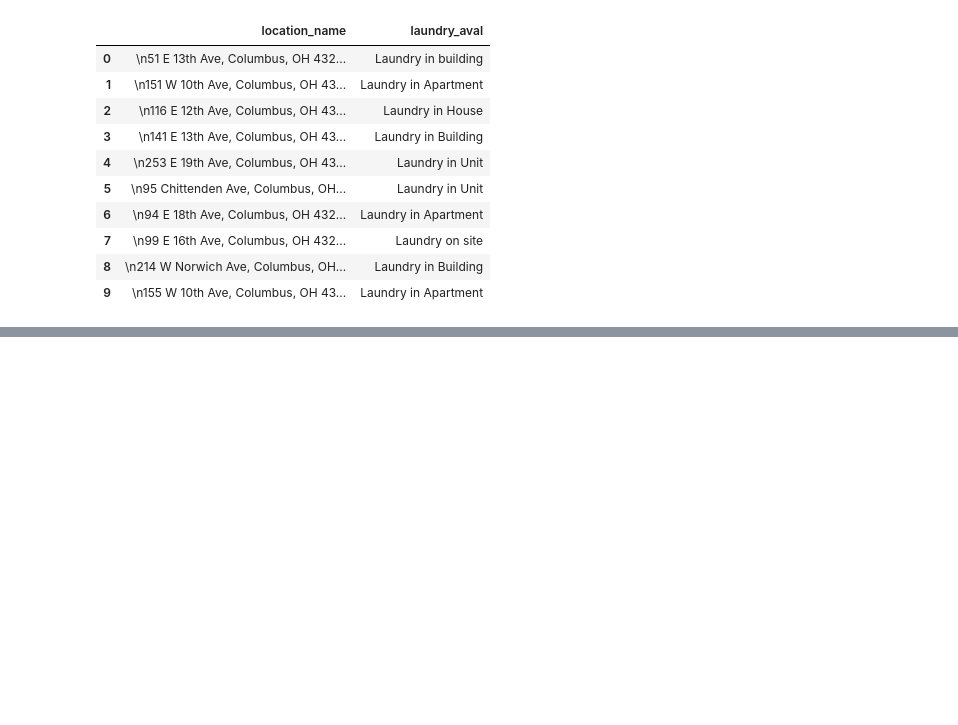
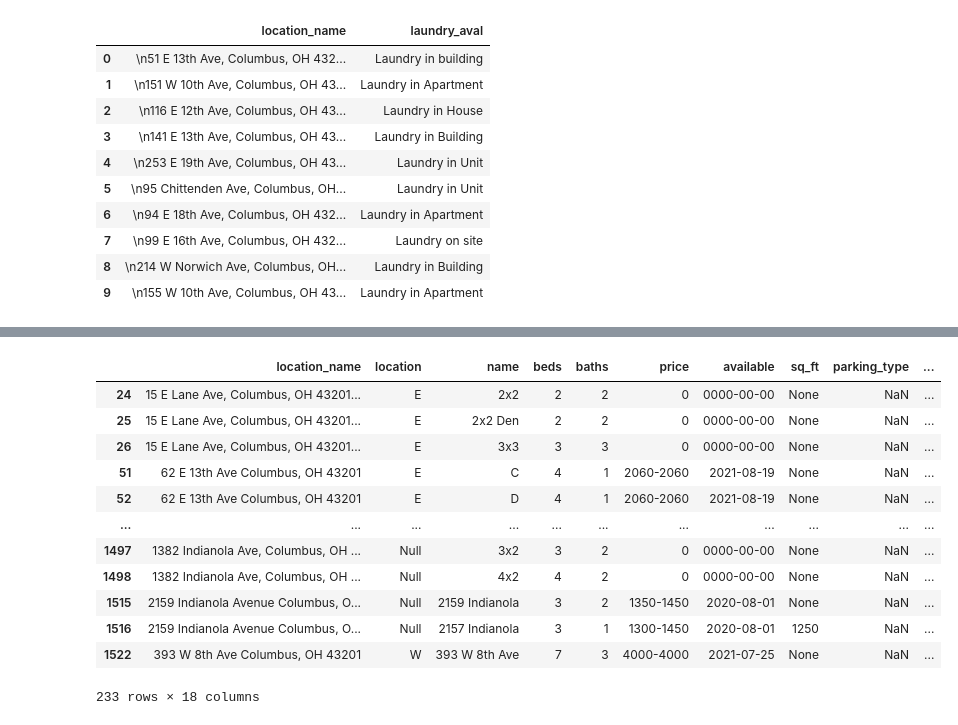
Before and after one commit to Kuriankkr/Ohio-State-Listings-Rent-Prediction-Model, a Jupyter notebook: Web_Scraping_1.ipynb, the cells around one changed output, grey strips where cells are left out. Drawn from its saved outputs; the diff is of its cells as text; code cells hidden in the pictures; blank space fills up the shorter version.

```diff
--- a/Web_Scraping_1.ipynb
+++ b/Web_Scraping_1.ipynb
@@ -412,0 +500,19 @@ df
+# %%
+merged['Parking_final'] = merged['parking_type'].where(merged['parking_type'].notnull(),merged['Parking'])
+merged = merged.drop(['parking_type','Parking'],axis = 1)
+# %%
+merged[merged['parking_type'].isnull()]
+# %% [output]
+|  | location_name | location | name | beds | baths | price | available | sq_ft | parking_type | ... |
+| 24 | 15 E Lane Ave, Columbus, OH 43201... | E | 2x2 | 2 | 2 | 0 | 0000-00-00 | None | NaN | ... |
+| 25 | 15 E Lane Ave, Columbus, OH 43201... | E | 2x2 Den | 2 | 2 | 0 | 0000-00-00 | None | NaN | ... |
+| 26 | 15 E Lane Ave, Columbus, OH 43201... | E | 3x3 | 3 | 3 | 0 | 0000-00-00 | None | NaN | ... |
+| 51 | 62 E 13th Ave Columbus, OH 43201 | E | C | 4 | 1 | 2060-2060 | 2021-08-19 | None | NaN | ... |
+| 52 | 62 E 13th Ave Columbus, OH 43201 | E | D | 4 | 1 | 2060-2060 | 2021-08-19 | None | NaN | ... |
+| ... | ... | ... | ... | ... | ... | ... | ... | ... | ... | ... |
+| 1497 | 1382 Indianola Ave, Columbus, OH ... | Null | 3x2 | 3 | 2 | 0 | 0000-00-00 | None | NaN | ... |
+| 1498 | 1382 Indianola Ave, Columbus, OH ... | Null | 4x2 | 4 | 2 | 0 | 0000-00-00 | None | NaN | ... |
+| 1515 | 2159 Indianola Avenue Columbus, O... | Null | 2159 Indianola | 3 | 2 | 1350-1450 | 2020-08-01 | None | NaN | ... |
+| 1516 | 2159 Indianola Avenue Columbus, O... | Null | 2157 Indianola | 3 | 1 | 1300-1450 | 2020-08-01 | 1250 | NaN | ... |
+| 1522 | 393 W 8th Ave Columbus, OH 43201 | W | 393 W 8th Ave | 7 | 3 | 4000-4000 | 2021-07-25 | None | NaN | ... |
+233 rows × 18 columns
```
Also changed, not shown: parts of 55 cells of this notebook.
